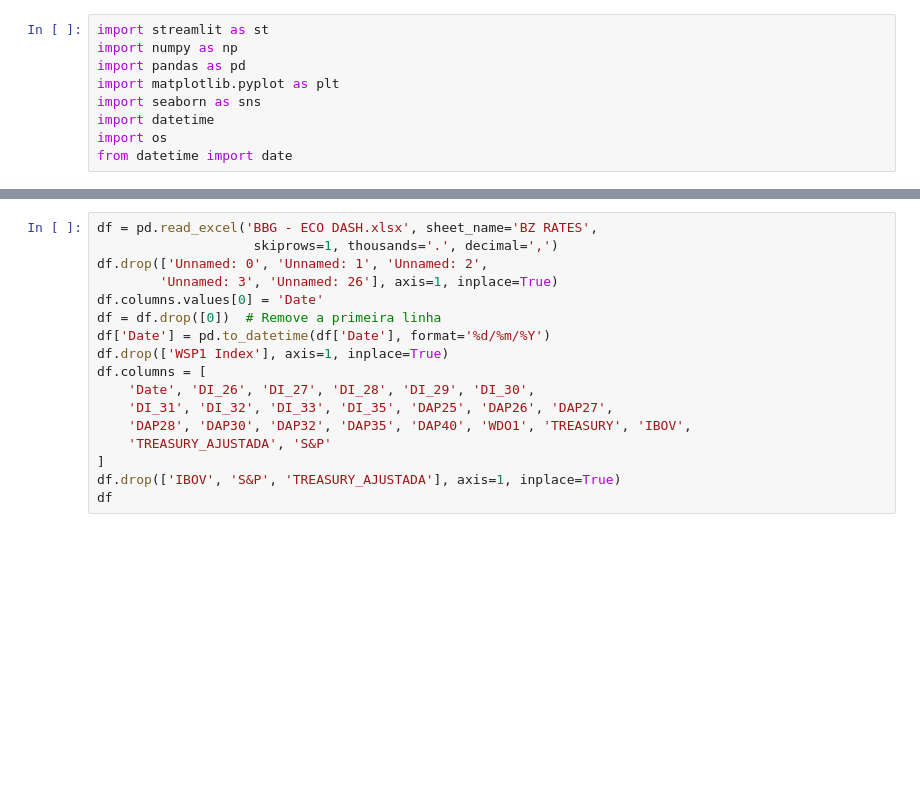
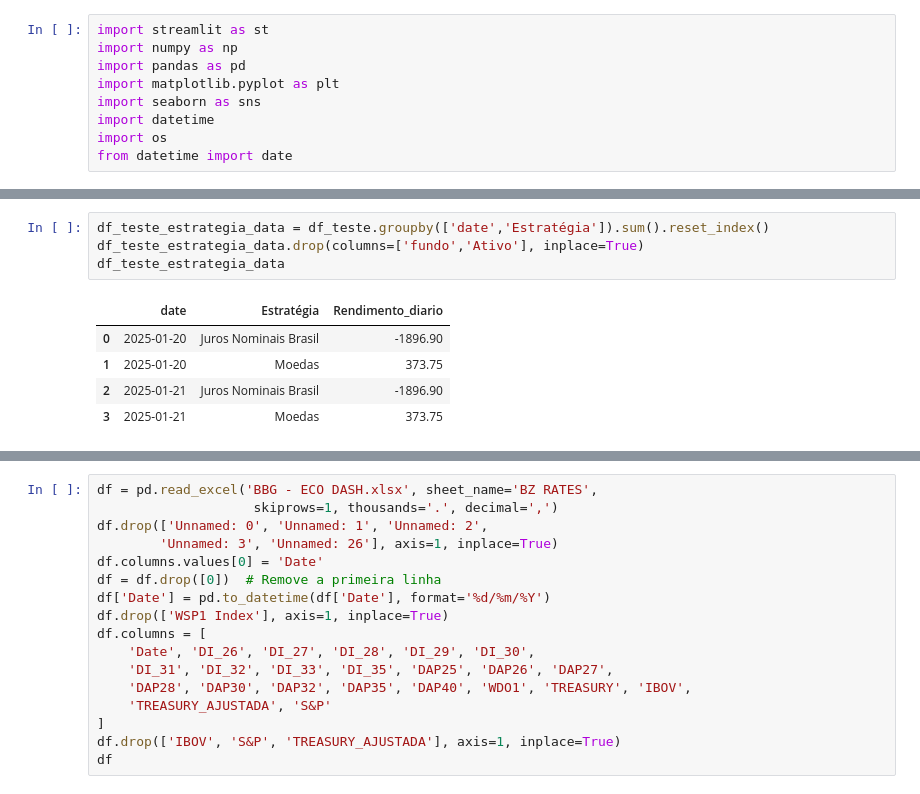
Before and after one commit to AFINVEST/Projeto-Gestao-Risco, a Jupyter notebook: Teste.ipynb, the cells around one changed output, grey strips where cells are left out. Cells and saved outputs as stored; diff of their text form; blank space fills up the shorter version.

```diff
--- a/Teste.ipynb
+++ b/Teste.ipynb
@@ -9,0 +212,10 @@ from datetime import date
+# %%
+df_teste_estrategia_data = df_teste.groupby(['date','Estratégia']).sum().reset_index()
+df_teste_estrategia_data.drop(columns=['fundo','Ativo'], inplace=True)
+df_teste_estrategia_data
+# %% [output]
+|  | date | Estratégia | Rendimento_diario |
+| 0 | 2025-01-20 | Juros Nominais Brasil | -1896.90 |
+| 1 | 2025-01-20 | Moedas | 373.75 |
+| 2 | 2025-01-21 | Juros Nominais Brasil | -1896.90 |
+| 3 | 2025-01-21 | Moedas | 373.75 |
```
Also changed, not shown: parts of 10 cells of this notebook, 12 other files.
